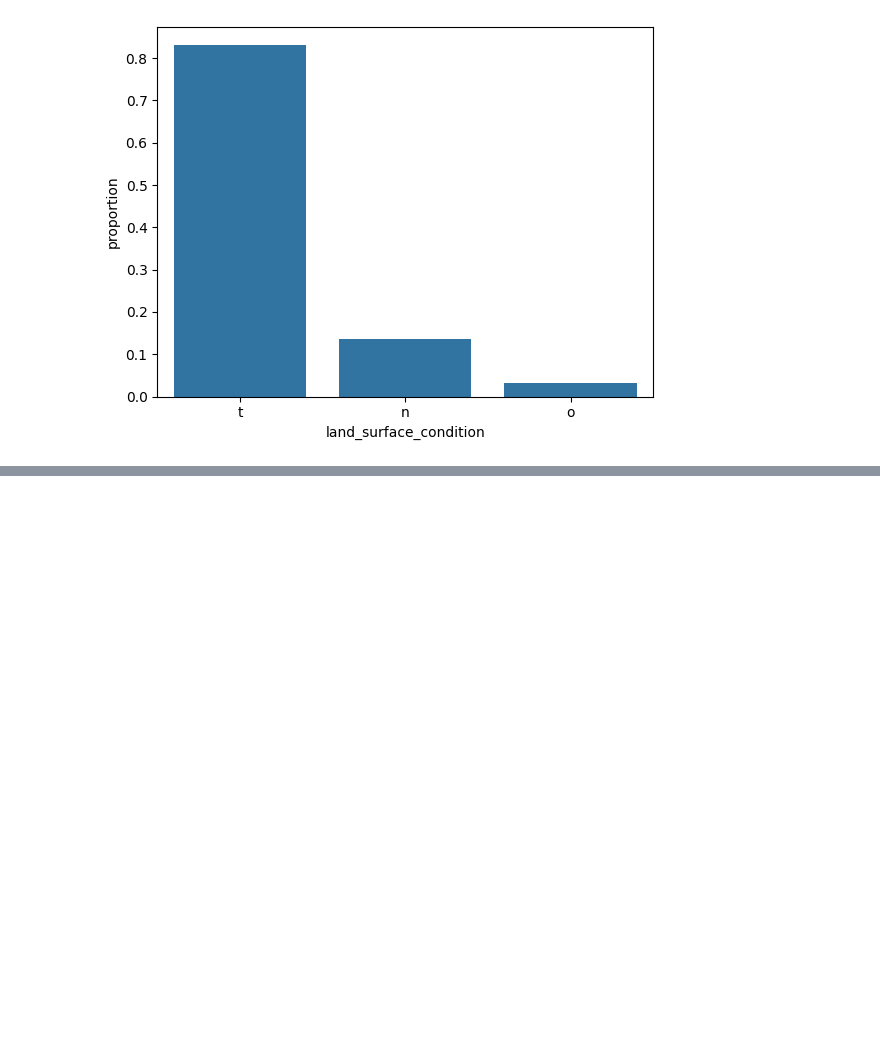
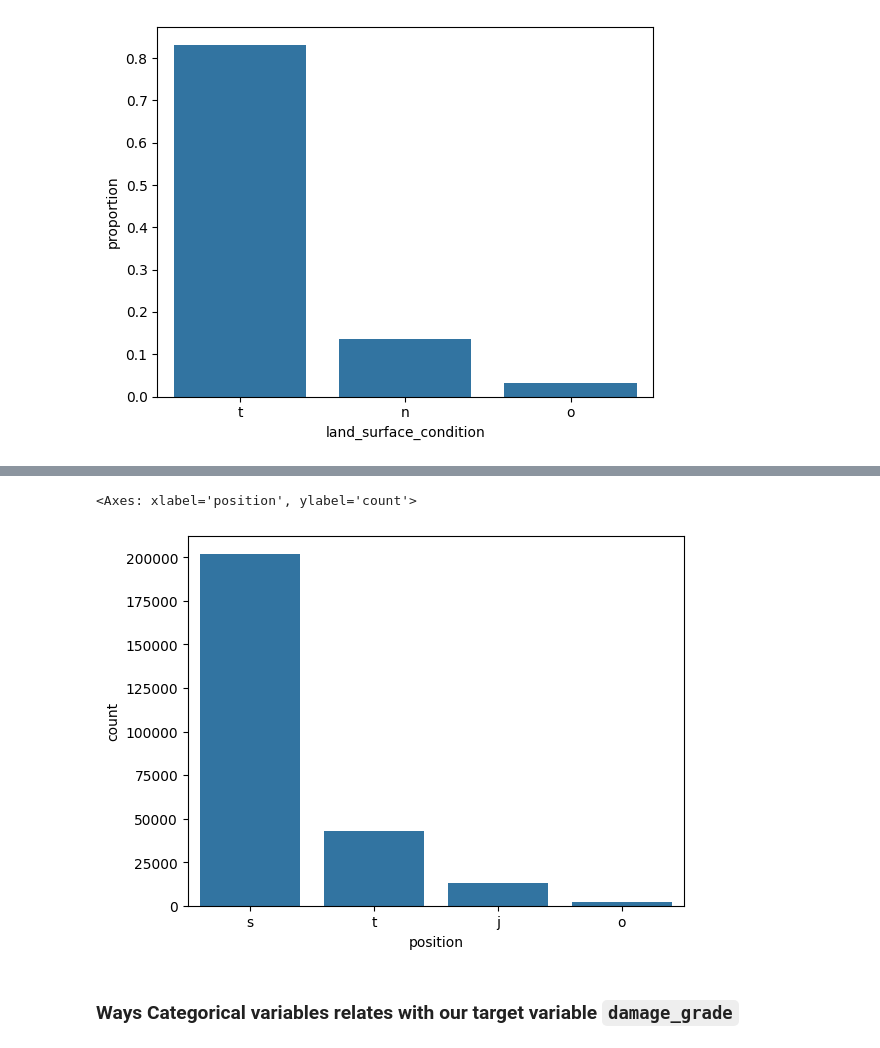
Before and after one commit to Hor-layinka/Hobs-Portfolio-projects, a Jupyter notebook: ClassificationModels/earth_quake_damage_pred.ipynb, the cells around one changed output, grey strips where cells are left out. Cells and saved outputs as stored; diff of their text form; code cells hidden in the pictures; blank space fills up the shorter version.

```diff
--- a/ClassificationModels/earth_quake_damage_pred.ipynb
+++ b/ClassificationModels/earth_quake_damage_pred.ipynb
@@ -118,0 +202,7 @@ sns.barplot(data=train_data.land_surface_condition.value_counts(normalize=True))
+# %%
+sns.barplot(data=train_data.position.value_counts());
+# %% [output]
+<Axes: xlabel='position', ylabel='count'>
+[figure, added]
+# %% [markdown]
+### Ways Categorical variables relates with our target variable `damage_grade`
```
Also changed, not shown: parts of 17 cells of this notebook.
